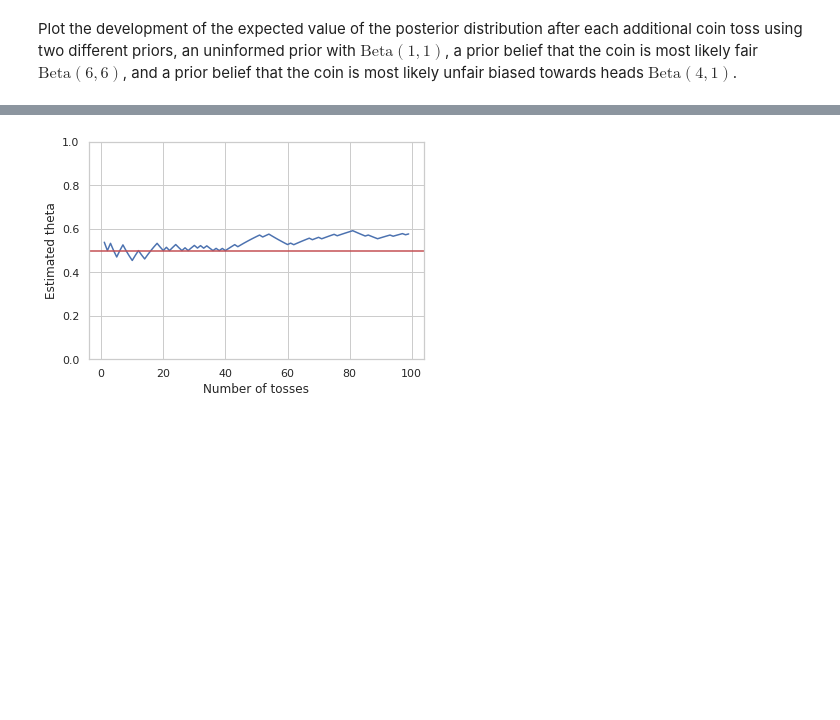
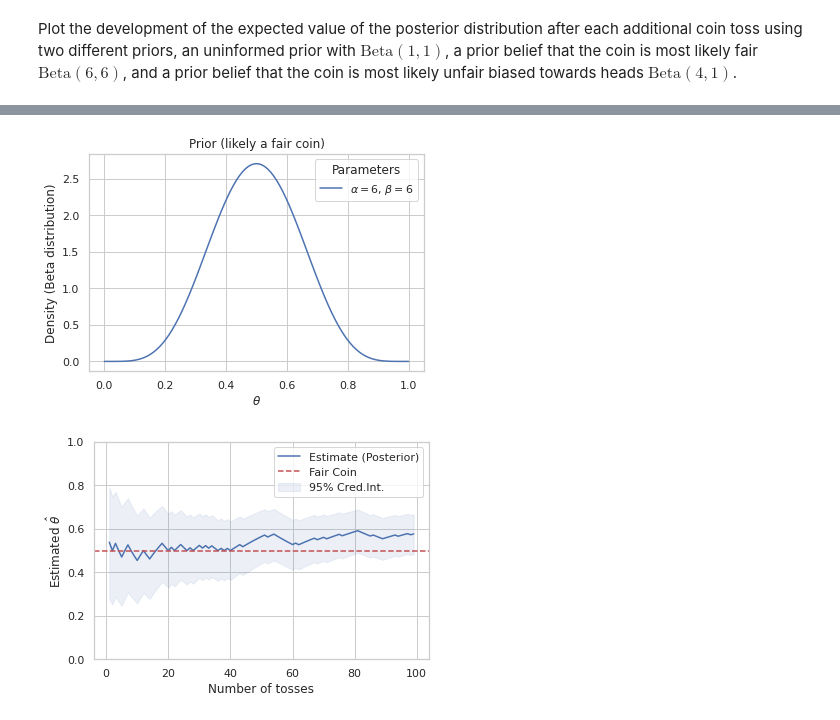
Before and after one commit to mhahsler/CS7320-AI, a Jupyter notebook: Uncertainty/Frequentist_vs_Bayesian.ipynb, the cells around one changed output, grey strips where cells are left out. Saved outputs shown, nothing was run; the diff lists cells and outputs as text; code cells hidden in the pictures; blank space fills up the shorter version.

Commit message:
added confidence and redibility intervals.

```diff
--- a/Uncertainty/Frequentist_vs_Bayesian.ipynb
+++ b/Uncertainty/Frequentist_vs_Bayesian.ipynb
@@ -219,0 +255,3 @@ Plot the posterior
+# %%
+CredI = st.beta.interval(.95, alpha_posterior, beta_posterior)
+CredI
@@ -267,20 +308,6 @@ plt.show()
 # %%
-# Prior indicating that the coin is most likely fair
-alpha_prior = 6
-beta_prior = 6
-
-ns = np.arange(1, n)
-alphas = [np.sum(tosses[:i]) for i in ns]
-betas = [np.subtract(i, np.sum(tosses[:i])) for i in ns]
-alphas = np.add(alphas, alpha_prior)
-betas = np.add(betas, + beta_prior)
-expectations = alphas / (alphas + betas)
-plt.plot(ns, expectations)
-plt.xlabel("Number of tosses")
-plt.ylabel("Estimated theta")
-plt.ylim([0, 1])
-plt.axhline(y=0.5, color='r', linestyle='-')
-plt.show()
+show_estimates(tosses, title = "Prior (likely a fair coin)", alpha_prior = 6, beta_prior = 6)
 # %% [output]
-[figure, old version]
+[figure, new version]
+[figure, added]
 # %%
```
Also changed, not shown: parts of 16 cells of this notebook.
